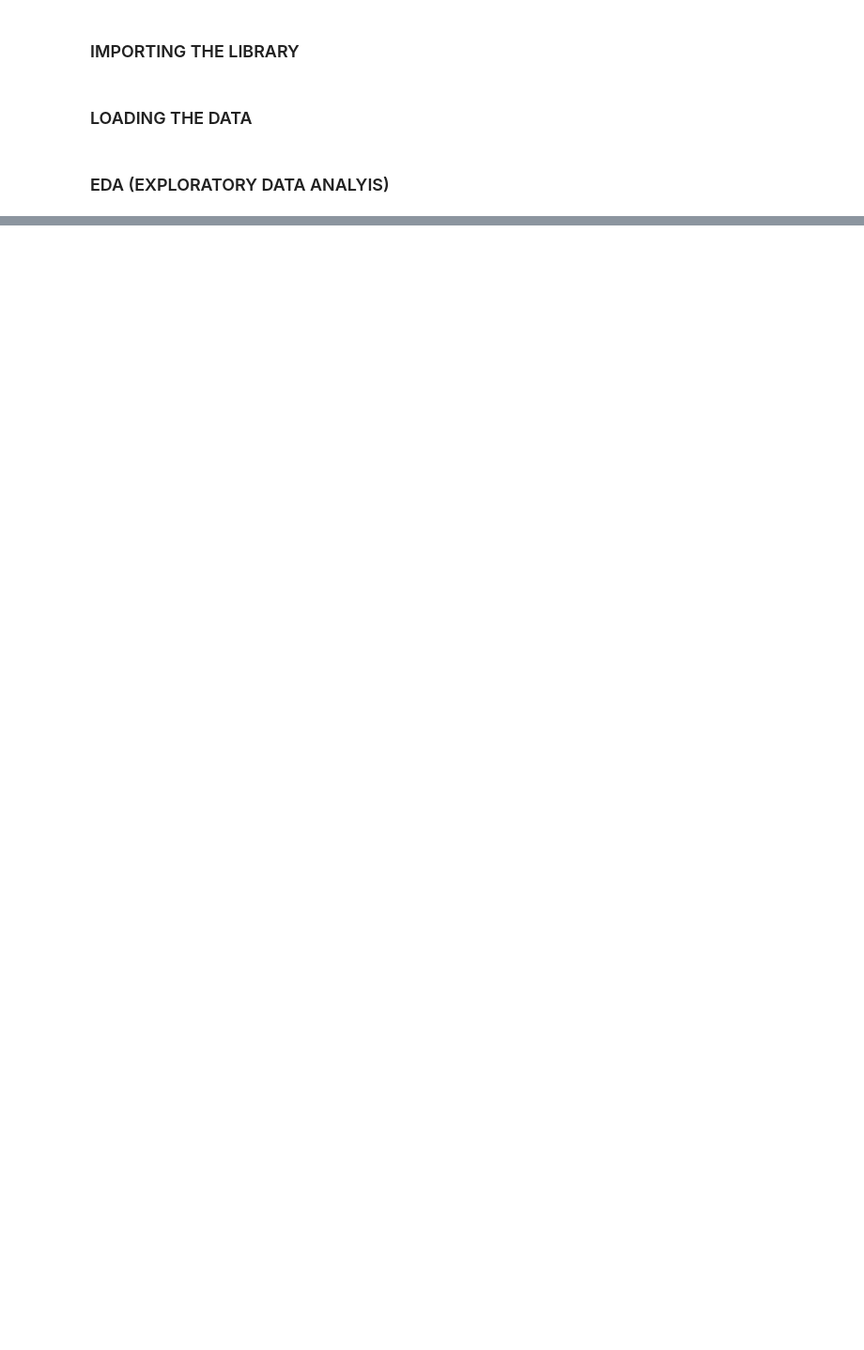
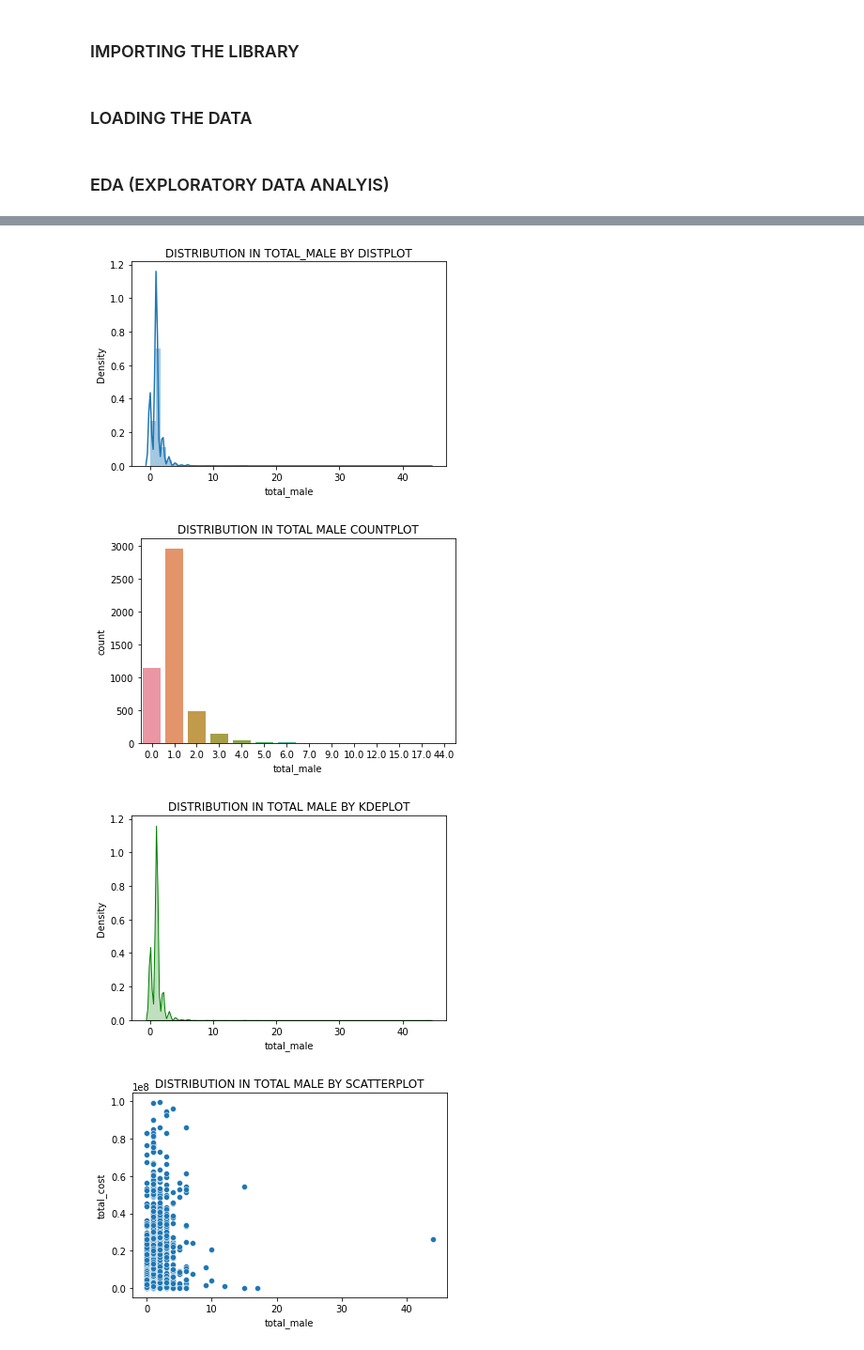
Before and after one commit to innocent-charles/TanzaTour-AI, a Jupyter notebook: Tazatep dataset/TanzaTourAI_version.ipynb, the cells around one changed output, grey strips where cells are left out. Shown at 94% size. Drawn from its saved outputs; the diff is of its cells as text; code cells hidden in the pictures; blank space fills up the shorter version.

```diff
--- a/Tazatep dataset/TanzaTourAI_version.ipynb
+++ b/Tazatep dataset/TanzaTourAI_version.ipynb
@@ -47,0 +164,18 @@ data.tail(10)
+# %%
+plt.title("DISTRIBUTION IN TOTAL_MALE BY DISTPLOT")
+sns.distplot(data['total_male'])
+plt.show()
+plt.title("DISTRIBUTION IN TOTAL MALE COUNTPLOT")
+sns.countplot(data['total_male'])
+plt.show()
+plt.title("DISTRIBUTION IN TOTAL MALE BY KDEPLOT")
+sns.kdeplot(data['total_male'],shade=True,color="green")
+plt.show()
+plt.title("DISTRIBUTION IN TOTAL MALE BY SCATTERPLOT")
+sns.scatterplot("total_male","total_cost",data=data)
+plt.show()
+# %% [output]
+[figure, added]
+[figure, added]
+[figure, added]
+[figure, added]
```
Also changed, not shown: parts of 15 cells of this notebook.
